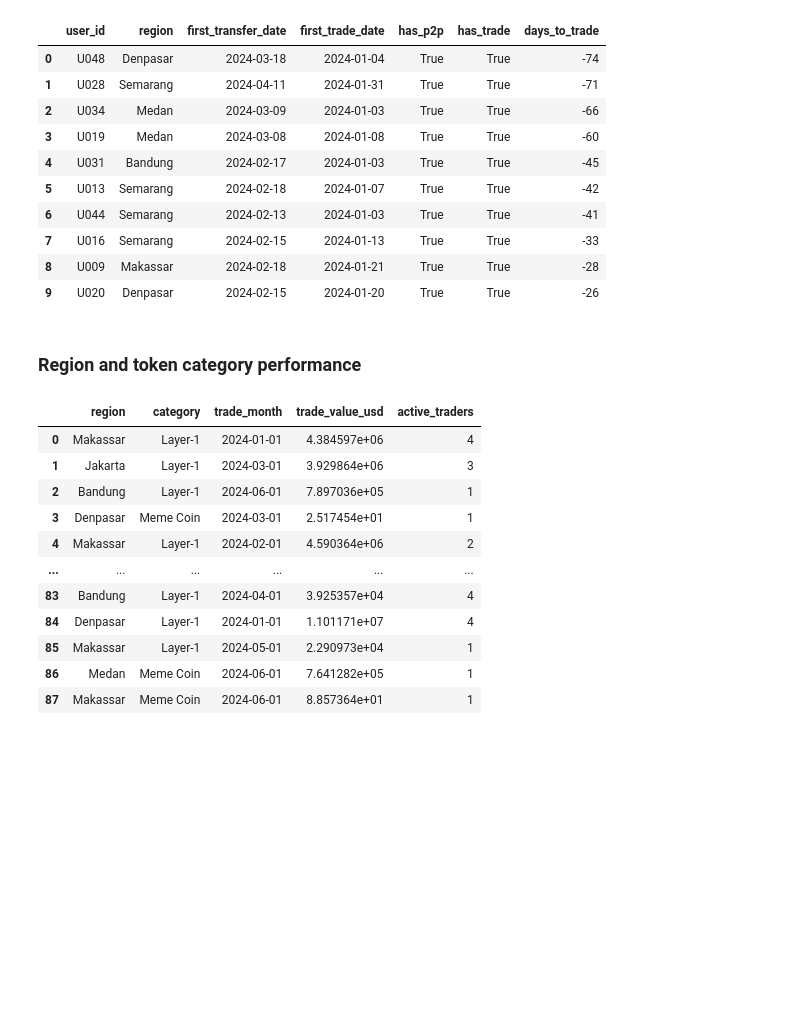
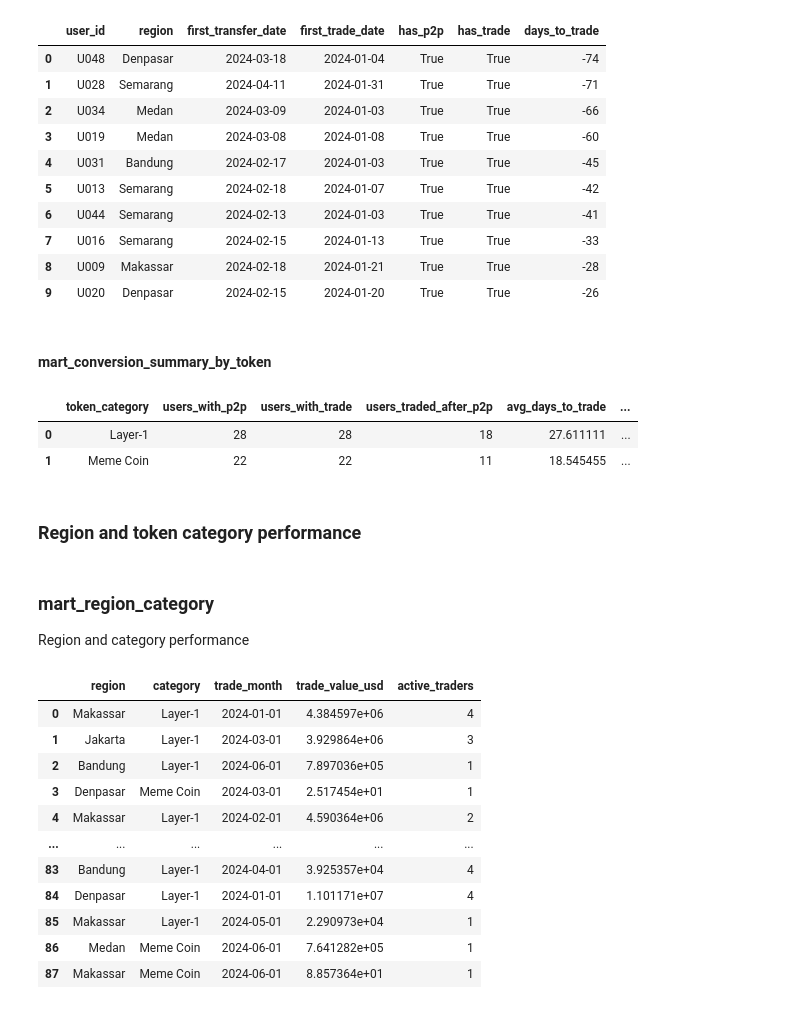
Before and after one commit to nivanrs/cryptocurrency_exchange, a Jupyter notebook: notebook/dev/process_dev.ipynb, the cells around one changed output. Saved outputs shown, nothing was run; the diff lists cells and outputs as text; code cells hidden in the pictures; blank space fills up the shorter version.

```diff
--- a/notebook/dev/process_dev.ipynb
+++ b/notebook/dev/process_dev.ipynb
@@ -897,8 +901,67 @@ SELECT * FROM mart_user_conversion ORDER BY days_to_trade NULLS LAST LIMIT 10;
 | 7 | U016 | Semarang | 2024-02-15 | 2024-01-13 | True | True | -33 |
 | 8 | U009 | Makassar | 2024-02-18 | 2024-01-21 | True | True | -28 |
 | 9 | U020 | Denpasar | 2024-02-15 | 2024-01-20 | True | True | -26 |
+# %% [markdown]
+#### mart_conversion_summary_by_token
+# %%
+%%sql
+DROP TABLE IF EXISTS mart_conversion_summary_by_token;
+
+CREATE TABLE mart_conversion_summary_by_token AS
+WITH first_trade_token AS (
+    SELECT user_id, token_id
+    FROM (
+        SELECT
+            user_id,
+            token_id,
+            ROW_NUMBER() OVER (PARTITION BY user_id ORDER BY trade_date) AS rn
+        FROM fact_trades
+    )
+    WHERE rn = 1
+),
+user_token_category AS (
+    SELECT
+        u.user_id,
+        COALESCE(tk.category, 'No Trade Yet') AS token_category
+    FROM dim_users u
+    LEFT JOIN first_trade_token ft USING (user_id)
+    LEFT JOIN dim_tokens tk USING (token_id)
+),
+population AS (
+    SELECT token_category, COUNT(*) AS total_users
+    FROM user_token_category
+    GROUP BY 1
+)
+SELECT
+    utc.token_category,
+    COUNT(*) FILTER (WHERE muc.has_p2p) AS users_with_p2p,
+    COUNT(*) FILTER (WHERE muc.has_trade) AS users_with_trade,
+    COUNT(*) FILTER (WHERE muc.traded_after_p2p) AS users_traded_after_p2p,
+    AVG(muc.days_to_trade) FILTER (WHERE muc.traded_after_p2p) AS avg_days_to_trade,
+    MEDIAN(muc.days_to_trade) FILTER (WHERE muc.traded_after_p2p) AS median_days_to_trade,
+    CASE WHEN COUNT(*) FILTER (WHERE muc.has_p2p) > 0
+         THEN CAST(COUNT(*) FILTER (WHERE muc.traded_after_p2p) AS DOUBLE)
+              / COUNT(*) FILTER (WHERE muc.has_p2p)
+    END AS conversion_rate,
+    100.0 * COUNT(*) FILTER (WHERE muc.traded_after_p2p) / population.total_users
+        AS pct_user_base_converted
+FROM mart_user_conversion muc
+JOIN user_token_category utc USING (user_id)
+JOIN population ON utc.token_category = population.token_category
+GROUP BY utc.token_category, population.total_users
+ORDER BY conversion_rate DESC NULLS LAST;
+
+SELECT * FROM mart_conversion_summary_by_token;
+# %% [output]
+|  | token_category | users_with_p2p | users_with_trade | users_traded_after_p2p | avg_days_to_trade | ... |
+| 0 | Layer-1 | 28 | 28 | 18 | 27.611111 | ... |
+| 1 | Meme Coin | 22 | 22 | 11 | 18.545455 | ... |
 # %% [markdown]
 ### Region and token category performance
+# %% [markdown]
+### mart_region_category
+
+Region and category performance
 # %%
 %%sql
 DROP TABLE IF EXISTS mart_region_category;
```
Also changed, not shown: parts of 16 cells of this notebook, 28 other files.
